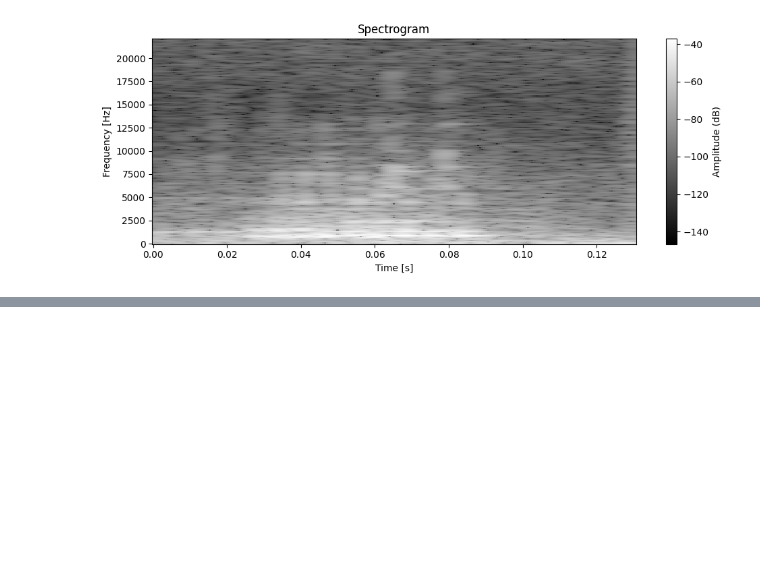
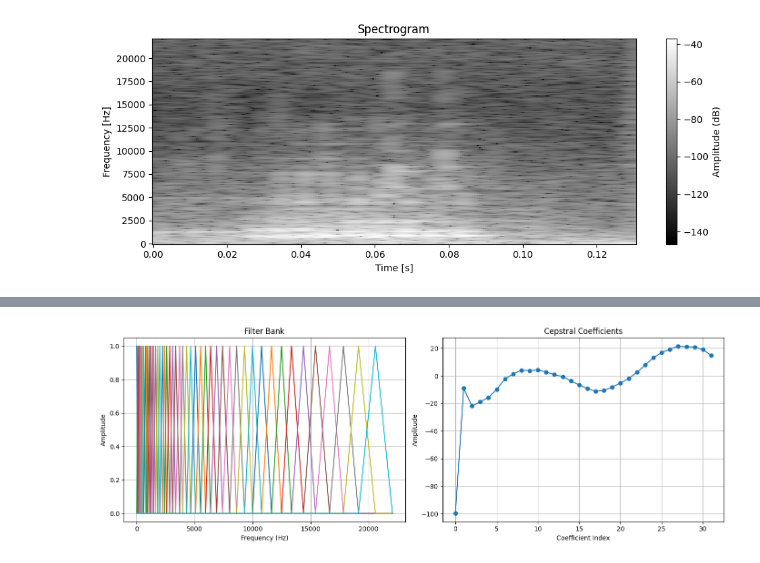
Before and after one commit to lgies23/biosonic, a Jupyter notebook: src/biosonic/test_plots.ipynb, the cells around one changed output, grey strips where cells are left out. Saved outputs shown, nothing was run; the diff lists cells and outputs as text; code cells hidden in the pictures; blank space fills up the shorter version.

```diff
--- a/src/biosonic/test_plots.ipynb
+++ b/src/biosonic/test_plots.ipynb
@@ -46,0 +52,12 @@ plot_filterbank_and_cepstrum(
+# %%
+fbanks = mel_filterbank(n_filters, n_fft, signal_.sr)
+ceps = cepstral_coefficients(signal_.data, signal_.sr, n_fft, n_filters, n_ceps)
+plot_filterbank_and_cepstrum(
+        fbanks,
+        signal_.sr,
+        n_fft,
+        ceps,
+        fmax=None,
+        title_prefix="")
+# %% [output]
+[figure, added]
```
Also changed, not shown: parts of 3 cells of this notebook, 3 other files.
